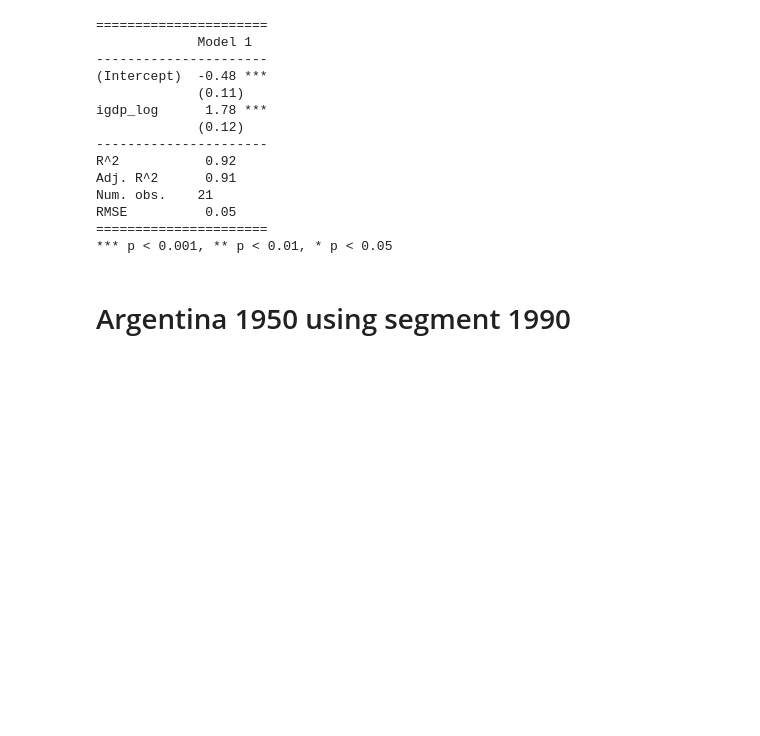
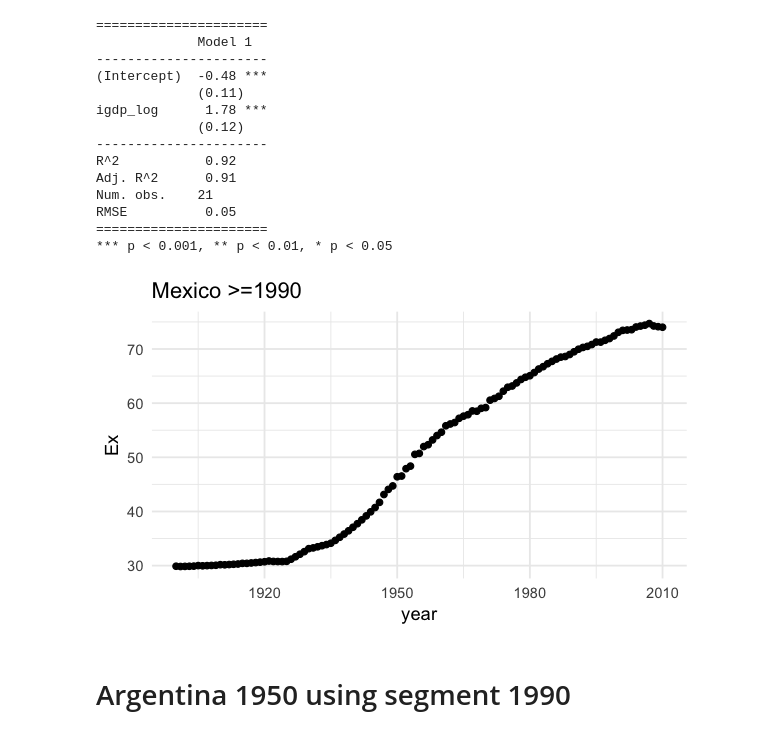
Before and after one commit to sdaza/lambda, a Jupyter notebook: notebooks/stacking_covariates.ipynb, the cells around one changed output. Cells and saved outputs as stored; diff of their text form; code cells hidden in the pictures; blank space fills up the shorter version.

```diff
--- a/notebooks/stacking_covariates.ipynb
+++ b/notebooks/stacking_covariates.ipynb
@@ -868,6 +868,11 @@ Num. obs.    21
 RMSE          0.05
 ======================
 *** p < 0.001, ** p < 0.01, * p < 0.05
+# %%
+ggplot(test[ctry=='Mexico'], aes(year, Ex)) + geom_point()  + theme_minimal() +
+    labs(title='Mexico >=1990')
+# %% [output]
+[figure, added]
 # %% [markdown]
 # Argentina 1950 using segment 1990
 # %%
```
Also changed, not shown: parts of 1 cell of this notebook.
